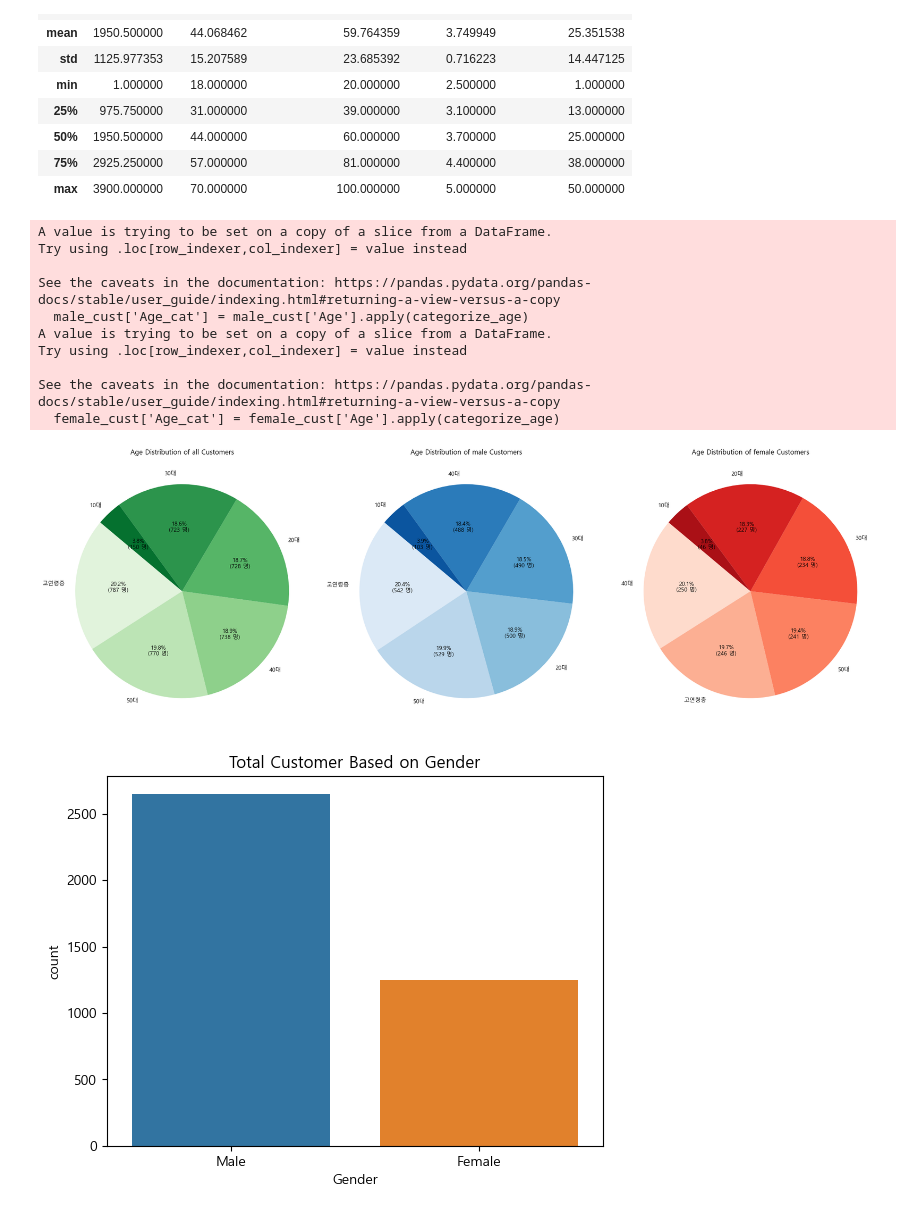
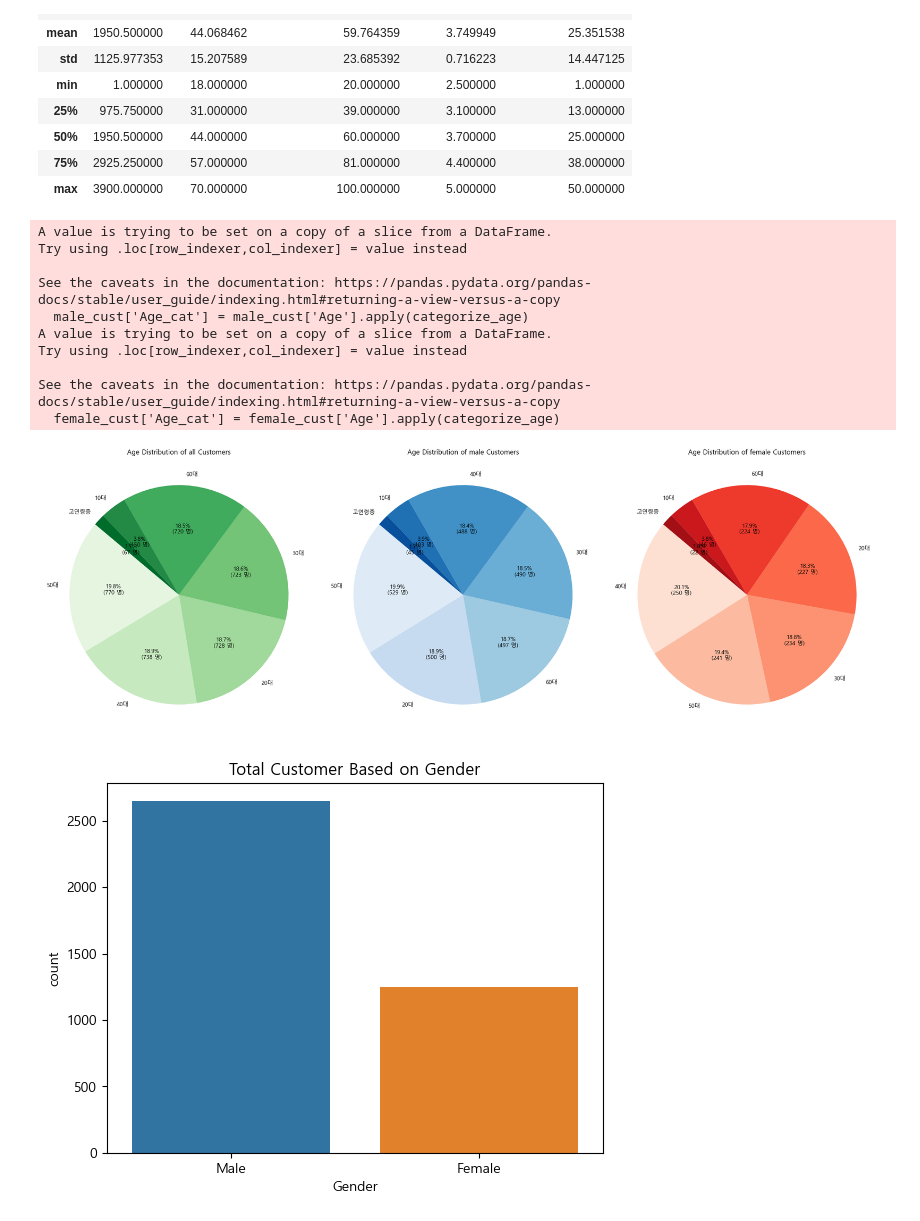
Before and after one commit to EcomML/ML-Project, a Jupyter notebook: ML-JJS.ipynb, the cells around one changed output. Drawn from its saved outputs; the diff is of its cells as text; code cells hidden in the pictures.

```diff
--- a/ML-JJS.ipynb
+++ b/ML-JJS.ipynb
@@ -73,6 +73,8 @@ def categorize_age(age):
         return '40대'
     elif age >= 50 and age < 60:
         return '50대'
+    elif age >= 60 and age < 70:
+        return '60대'
     else:
         return '고연령층'
 
@@ -97,34 +99,34 @@ age_cat_counts_total = user_data['Age_cat'].value_counts()
 plt.figure(figsize=(21, 7))
 plt.subplot(1, 3, 1)
 plt.pie(age_cat_counts_total, labels=age_cat_counts_total.index, autopct=lambda pct: func(pct, age_cat_counts_total), startangle=140,colors=sns.color_palette('Greens', len(age_cat_counts_total)))
 plt.title('Age Distribution of all Customers')
 
 # 남성 고객의 나이대 분포 파이 차트
 age_cat_counts_male = male_cust['Age_cat'].value_counts()
 
 plt.subplot(1, 3, 2)
 plt.pie(age_cat_counts_male, labels=age_cat_counts_male.index, autopct=lambda pct: func(pct, age_cat_counts_male), startangle=140,colors=sns.color_palette('Blues', len(age_cat_counts_male)))
 plt.title('Age Distribution of male Customers')
 
 # 여성 고객의 나이대 분포 파이 차트
 age_cat_counts_female = female_cust['Age_cat'].value_counts()
 plt.subplot(1, 3, 3)
 plt.pie(age_cat_counts_female, labels=age_cat_counts_female.index, autopct=lambda pct: func(pct, age_cat_counts_female), startangle=140,colors=sns.color_palette('Reds', len(age_cat_counts_female)))
 plt.title('Age Distribution of female Customers')
 plt.tight_layout()
 plt.show()
 # %% [output]
 A value is trying to be set on a copy of a slice from a DataFrame.
 Try using .loc[row_indexer,col_indexer] = value instead
 
 See the caveats in the documentation: https://pandas.pydata.org/pandas-docs/stable/user_guide/indexing.html#returning-a-view-versus-a-copy
   male_cust['Age_cat'] = male_cust['Age'].apply(categorize_age)
 A value is trying to be set on a copy of a slice from a DataFrame.
 Try using .loc[row_indexer,col_indexer] = value instead
 
 See the caveats in the documentation: https://pandas.pydata.org/pandas-docs/stable/user_guide/indexing.html#returning-a-view-versus-a-copy
   female_cust['Age_cat'] = female_cust['Age'].apply(categorize_age)
-[figure, old version]
+[figure, new version]
 # %%
 plt.title('Total Customer Based on Gender')
 sns.countplot(user_data, x='Gender');
```
Also changed, not shown: parts of 43 cells of this notebook.
